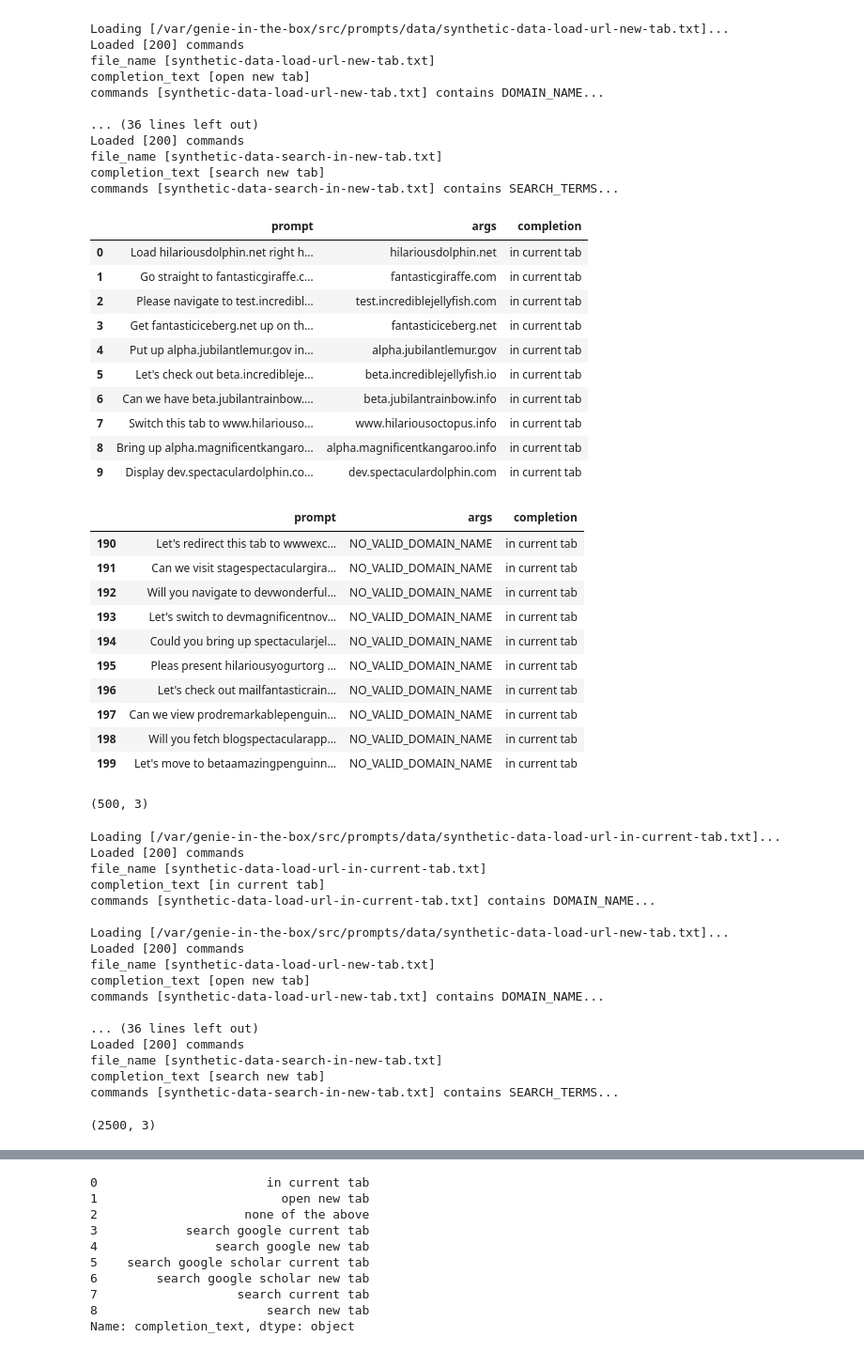
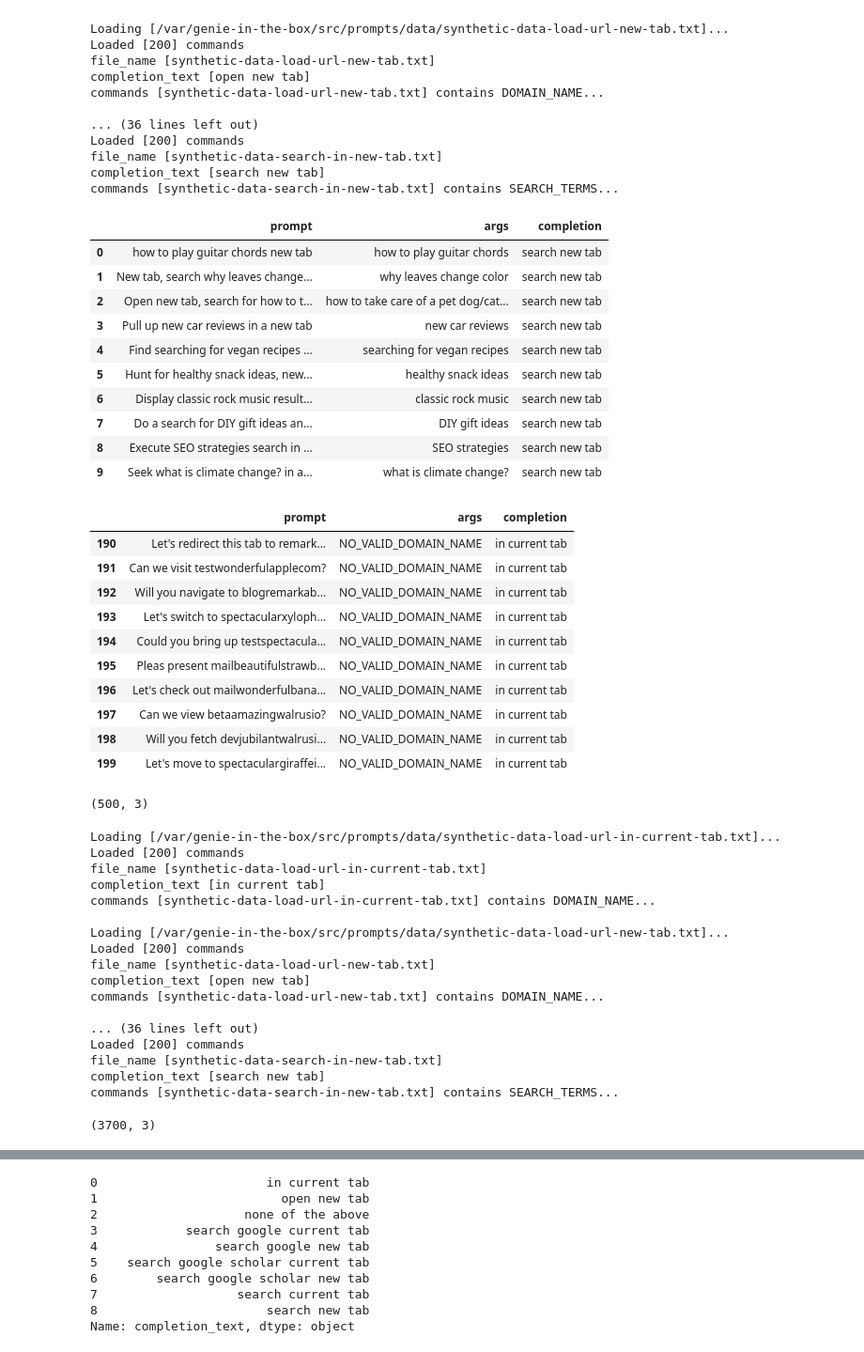
Before and after one commit to deepily/genie-in-the-box, a Jupyter notebook: src/notebooks/synthetic-data-generation-plain-text.ipynb, the cells around one changed output, grey strips where cells are left out. Shown at 94% size. Saved outputs shown, nothing was run; the diff lists cells and outputs as text; code cells hidden in the pictures.

Commit message:
Reformat and clean up training data for search term and domain name extraction models

```diff
--- a/src/notebooks/synthetic-data-generation-plain-text.ipynb
+++ b/src/notebooks/synthetic-data-generation-plain-text.ipynb
@@ -251,10 +251,6 @@ def get_vox_commands( command_paths, command_map ):
             vox_command_df[       "args" ] = du.generate_domain_names( len( commands ) )
             sans_domain_names_df[ "args" ] = du.generate_domain_names( len( commands ), remove_dots=True )
 
-            # Add Valent flag to both data frames
-            # vox_command_df[       "valid" ] = True
-            # sans_domain_names_df[ "valid" ] = False
-
             # Replace domain name constant with domain names, in both data frames
             vox_command_df[       "prompt" ] = vox_command_df.apply(
                 lambda row:  row[ "prompt" ].replace( "DOMAIN_NAME", str( row[ "args" ] ) ), axis=1
@@ -272,8 +268,18 @@ def get_vox_commands( command_paths, command_map ):
         if "SEARCH_TERMS" in commands[ 0 ]:
 
             print( "commands [{}] contains SEARCH_TERMS...".format( file_name ) )
-            vox_command_df[ "args" ] = du.get_search_terms( len( commands ) )
+
+            # Create a dataframe without search terms
+            sans_search_terms_df = vox_command_df.copy()
+            sans_search_terms_df[ "args"   ] = "NO_SEARCH_TERMS"
+            sans_search_terms_df[ "prompt" ] = sans_search_terms_df.apply( lambda row: row[ "prompt" ].replace( "SEARCH_TERMS", "" ), axis=1 )
+            sans_search_terms_df[ "prompt" ] = sans_search_terms_df[ "prompt" ].str.replace( "  ", " " )
+
+            vox_command_df[ "args"   ] = du.get_search_terms( len( commands ) )
             vox_command_df[ "prompt" ] = vox_command_df.apply( lambda row: row[ "prompt" ].replace( "SEARCH_TERMS", str( row[ "args" ] ) ), axis=1 )
+
+            # concatenate the two data frames
+            vox_command_df = pd.concat( [ vox_command_df, sans_search_terms_df ] )
 
         # append freshly minted data frame to the list
         vox_command_dfs[ completion_text ] = vox_command_df
@@ -303,33 +309,33 @@ file_name [synthetic-data-search-in-new-tab.txt]
 completion_text [search new tab]
 commands [synthetic-data-search-in-new-tab.txt] contains SEARCH_TERMS...
 # %%
-vox_command_dfs[ "in current tab" ].head( 10 )
+vox_command_dfs[ "search new tab" ].head( 10 )
 # %% [output]
 |  | prompt | args | completion |
-| 0 | Load hilariousdolphin.net right h... | hilariousdolphin.net | in current tab |
-| 1 | Go straight to fantasticgiraffe.c... | fantasticgiraffe.com | in current tab |
-| 2 | Please navigate to test.incredibl... | test.incrediblejellyfish.com | in current tab |
-| 3 | Get fantasticiceberg.net up on th... | fantasticiceberg.net | in current tab |
-| 4 | Put up alpha.jubilantlemur.gov in... | alpha.jubilantlemur.gov | in current tab |
-| 5 | Let's check out beta.incredibleje... | beta.incrediblejellyfish.io | in current tab |
-| 6 | Can we have beta.jubilantrainbow.... | beta.jubilantrainbow.info | in current tab |
-| 7 | Switch this tab to www.hilariouso... | www.hilariousoctopus.info | in current tab |
-| 8 | Bring up alpha.magnificentkangaro... | alpha.magnificentkangaroo.info | in current tab |
-| 9 | Display dev.spectaculardolphin.co... | dev.spectaculardolphin.com | in current tab |
+| 0 | how to play guitar chords new tab | how to play guitar chords | search new tab |
+| 1 | New tab, search why leaves change... | why leaves change color | search new tab |
+| 2 | Open new tab, search for how to t... | how to take care of a pet dog/cat... | search new tab |
+| 3 | Pull up new car reviews in a new tab | new car reviews | search new tab |
+| 4 | Find searching for vegan recipes ... | searching for vegan recipes | search new tab |
+| 5 | Hunt for healthy snack ideas, new... | healthy snack ideas | search new tab |
+| 6 | Display classic rock music result... | classic rock music | search new tab |
+| 7 | Do a search for DIY gift ideas an... | DIY gift ideas | search new tab |
+| 8 | Execute SEO strategies search in ... | SEO strategies | search new tab |
+| 9 | Seek what is climate change? in a... | what is climate change? | search new tab |
 # %%
 vox_command_dfs[ "in current tab" ].tail( 10 )
 # %% [output]
 |  | prompt | args | completion |
-| 190 | Let's redirect this tab to wwwexc... | NO_VALID_DOMAIN_NAME | in current tab |
-| 191 | Can we visit stagespectaculargira... | NO_VALID_DOMAIN_NAME | in current tab |
-| 192 | Will you navigate to devwonderful... | NO_VALID_DOMAIN_NAME | in current tab |
-| 193 | Let's switch to devmagnificentnov... | NO_VALID_DOMAIN_NAME | in current tab |
-| 194 | Could you bring up spectacularjel... | NO_VALID_DOMAIN_NAME | in current tab |
-| 195 | Pleas present hilariousyogurtorg ... | NO_VALID_DOMAIN_NAME | in current tab |
-| 196 | Let's check out mailfantasticrain... | NO_VALID_DOMAIN_NAME | in current tab |
-| 197 | Can we view prodremarkablepenguin... | NO_VALID_DOMAIN_NAME | in current tab |
-| 198 | Will you fetch blogspectacularapp... | NO_VALID_DOMAIN_NAME | in current tab |
-| 199 | Let's move to betaamazingpenguinn... | NO_VALID_DOMAIN_NAME | in current tab |
+| 190 | Let's redirect this tab to remark... | NO_VALID_DOMAIN_NAME | in current tab |
+| 191 | Can we visit testwonderfulapplecom? | NO_VALID_DOMAIN_NAME | in current tab |
+| 192 | Will you navigate to blogremarkab... | NO_VALID_DOMAIN_NAME | in current tab |
+| 193 | Let's switch to spectacularxyloph... | NO_VALID_DOMAIN_NAME | in current tab |
+| 194 | Could you bring up testspectacula... | NO_VALID_DOMAIN_NAME | in current tab |
+| 195 | Pleas present mailbeautifulstrawb... | NO_VALID_DOMAIN_NAME | in current tab |
+| 196 | Let's check out mailwonderfulbana... | NO_VALID_DOMAIN_NAME | in current tab |
+| 197 | Can we view betaamazingwalrusio? | NO_VALID_DOMAIN_NAME | in current tab |
+| 198 | Will you fetch devjubilantwalrusi... | NO_VALID_DOMAIN_NAME | in current tab |
+| 199 | Let's move to spectaculargiraffei... | NO_VALID_DOMAIN_NAME | in current tab |
 # %%
 vox_command_dfs[ "none of the above" ].shape
 # %% [output]
@@ -359,4 +365,4 @@ Loaded [200] commands
 file_name [synthetic-data-search-in-new-tab.txt]
 completion_text [search new tab]
 commands [synthetic-data-search-in-new-tab.txt] contains SEARCH_TERMS...
-(2500, 3)
+(3700, 3)
```
Also changed, not shown: parts of 31 cells of this notebook.
